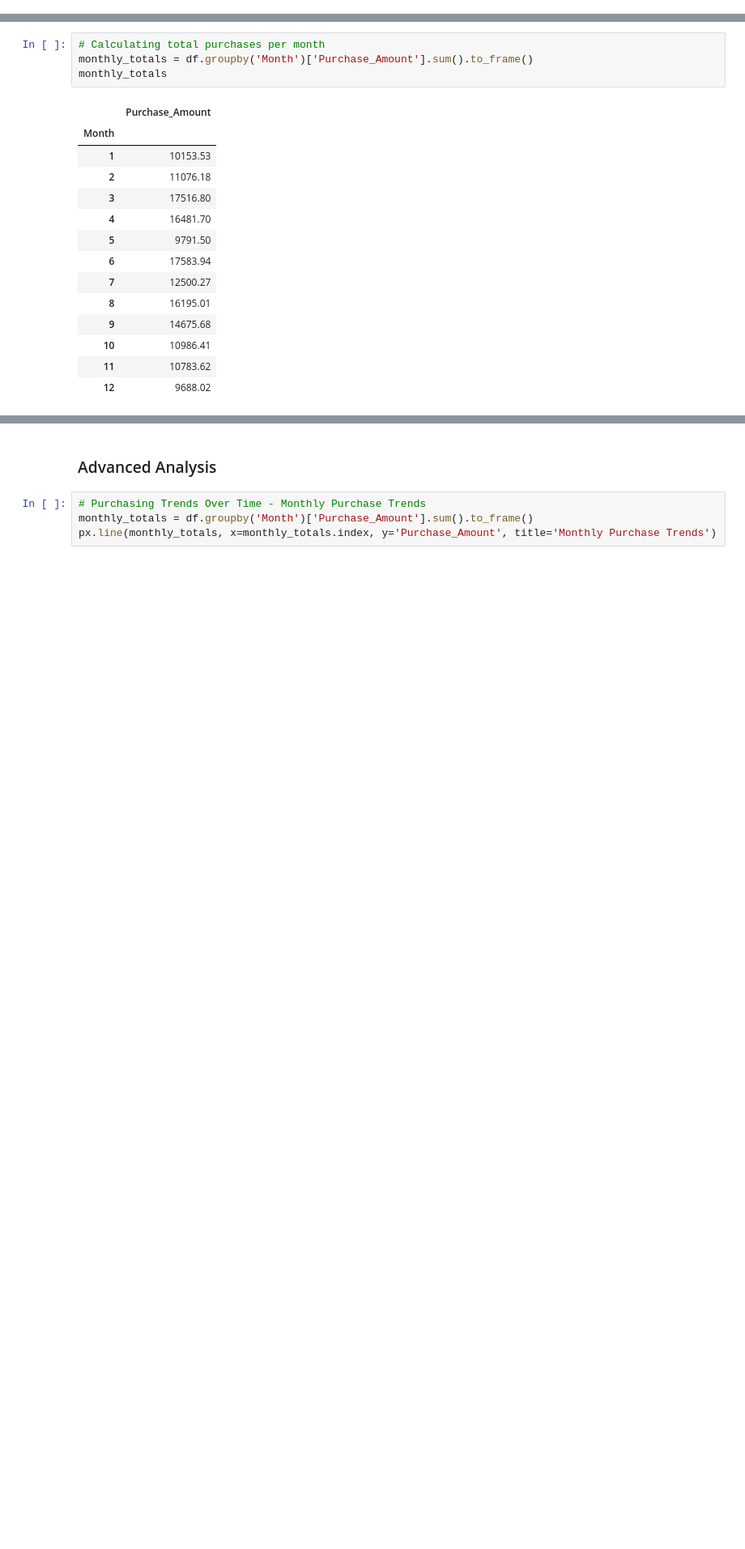
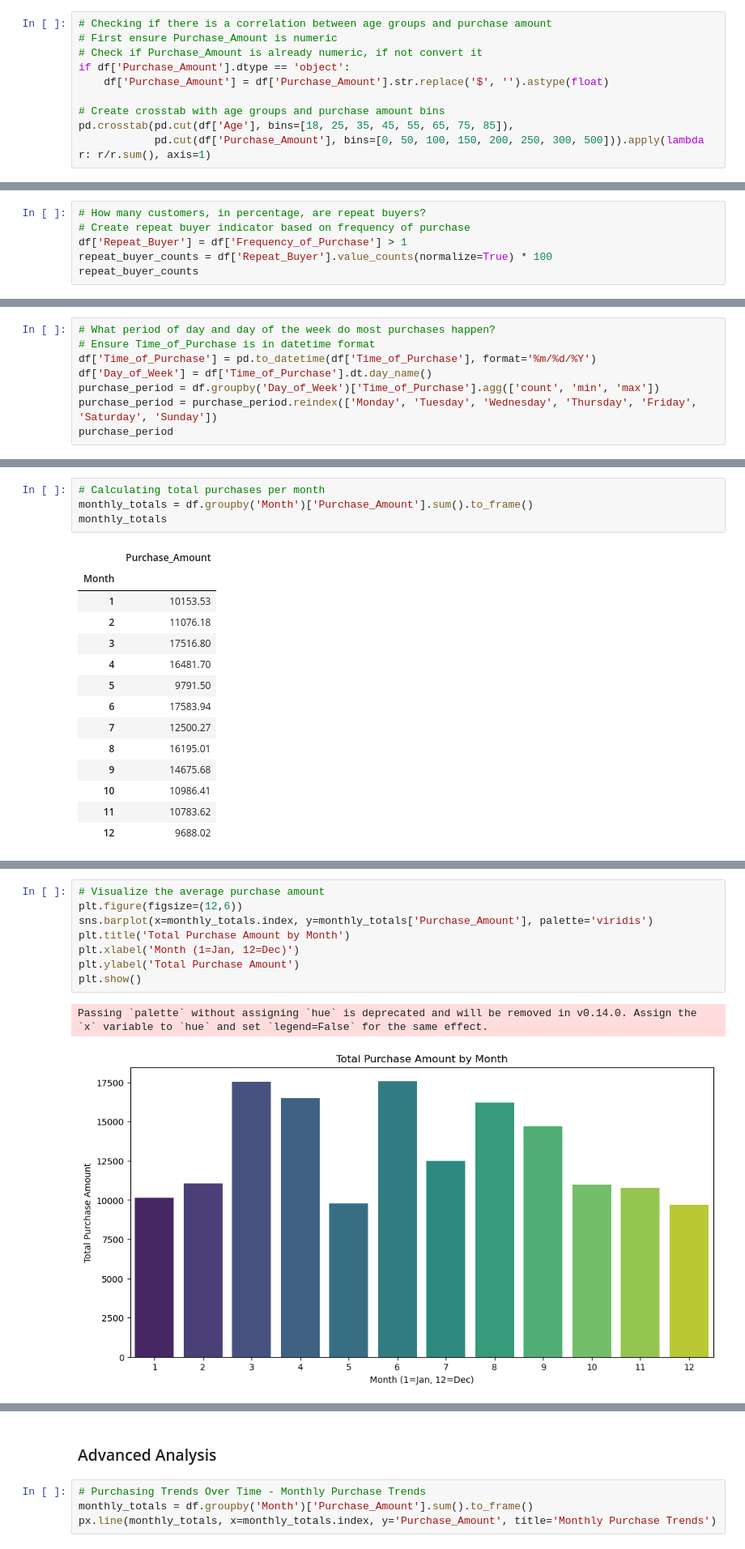
Before and after one commit to marianemcgrath/pfda, a Jupyter notebook: project/project_1.ipynb, the cells around one changed output, grey strips where cells are left out. Shown at 81% size. Drawn from its saved outputs; the diff is of its cells as text; blank space fills up the shorter version.

```diff
--- a/project/project_1.ipynb
+++ b/project/project_1.ipynb
@@ -219,0 +292,10 @@ Unique genders after grouping: ['Male' 'Female' 'Other']
+# %%
+# Checking if there is a correlation between age groups and purchase amount
+# First ensure Purchase_Amount is numeric
+# Check if Purchase_Amount is already numeric, if not convert it
+if df['Purchase_Amount'].dtype == 'object':
+    df['Purchase_Amount'] = df['Purchase_Amount'].str.replace('$', '').astype(float)
+
+# Create crosstab with age groups and purchase amount bins
+pd.crosstab(pd.cut(df['Age'], bins=[18, 25, 35, 45, 55, 65, 75, 85]),
+            pd.cut(df['Purchase_Amount'], bins=[0, 50, 100, 150, 200, 250, 300, 500])).apply(lambda r: r/r.sum(), axis=1)
@@ -250,0 +373,6 @@ CLEANED_FULLPATH = DATADIR + CLEANED_FILENAME
+# %%
+# How many customers, in percentage, are repeat buyers?
+# Create repeat buyer indicator based on frequency of purchase
+df['Repeat_Buyer'] = df['Frequency_of_Purchase'] > 1
+repeat_buyer_counts = df['Repeat_Buyer'].value_counts(normalize=True) * 100
+repeat_buyer_counts
@@ -293,0 +436,8 @@ Tablet                   38.38 28.11   33.51
+# %%
+# What period of day and day of the week do most purchases happen?
+# Ensure Time_of_Purchase is in datetime format
+df['Time_of_Purchase'] = pd.to_datetime(df['Time_of_Purchase'], format='%m/%d/%Y')
+df['Day_of_Week'] = df['Time_of_Purchase'].dt.day_name()
+purchase_period = df.groupby('Day_of_Week')['Time_of_Purchase'].agg(['count', 'min', 'max'])
+purchase_period = purchase_period.reindex(['Monday', 'Tuesday', 'Wednesday', 'Thursday', 'Friday', 'Saturday', 'Sunday'])
+purchase_period
@@ -419,0 +615,11 @@ purchase_patterns
+# %%
+# Visualize the average purchase amount
+plt.figure(figsize=(12,6))
+sns.barplot(x=monthly_totals.index, y=monthly_totals['Purchase_Amount'], palette='viridis')
+plt.title('Total Purchase Amount by Month')
+plt.xlabel('Month (1=Jan, 12=Dec)')
+plt.ylabel('Total Purchase Amount')
+plt.show()
+# %% [output]
+Passing `palette` without assigning `hue` is deprecated and will be removed in v0.14.0. Assign the `x` variable to `hue` and set `legend=False` for the same effect.
+[figure, added]
```
Also changed, not shown: parts of 59 cells of this notebook, 3 other files.
